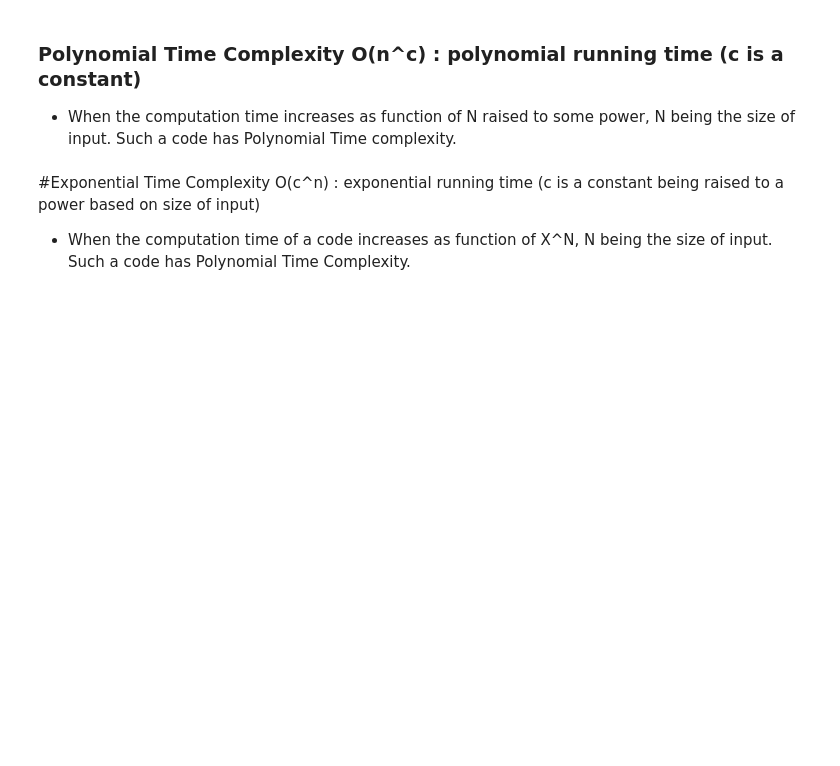
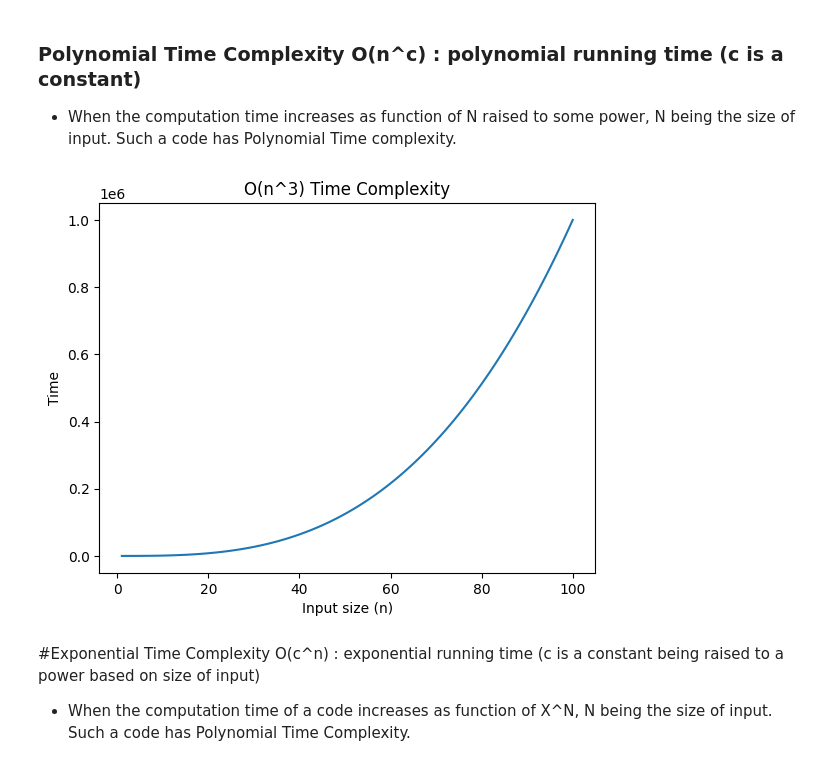
Before and after one commit to shagun0202/algorithm-and-problem-solving, a Jupyter notebook: Lab_3_Growth_of_function.ipynb, the cells around one changed output. Cells and saved outputs as stored; diff of their text form; code cells hidden in the pictures; blank space fills up the shorter version.

```diff
--- a/Lab_3_Growth_of_function.ipynb
+++ b/Lab_3_Growth_of_function.ipynb
@@ -206,6 +215,24 @@ result into a Log-Linear Time Complexity program.
 * When the computation time increases as function of N raised to some power, N being the size of input. Such a code has Polynomial Time complexity.
 # %%
 # Prob_6 Take Suitable example and write function that runs in log-linear time. plot the graph as well, similar to above example
+
+import matplotlib.pyplot as plt
+
+c = 3   # change this value
+
+n_values = list(range(1, 101))
+time_values = [n**c for n in n_values]
+
+plt.figure()
+plt.plot(n_values, time_values)
+
+plt.xlabel("Input size (n)")
+plt.ylabel("Time")
+plt.title(f"O(n^{c}) Time Complexity")
+
+plt.show()
+# %% [output]
+[figure, added]
 # %% [markdown]
 #Exponential Time Complexity O(c^n) : exponential running time (c is a constant being raised to a power based on size of input)
 
```
Also changed, not shown: parts of 9 cells of this notebook.
